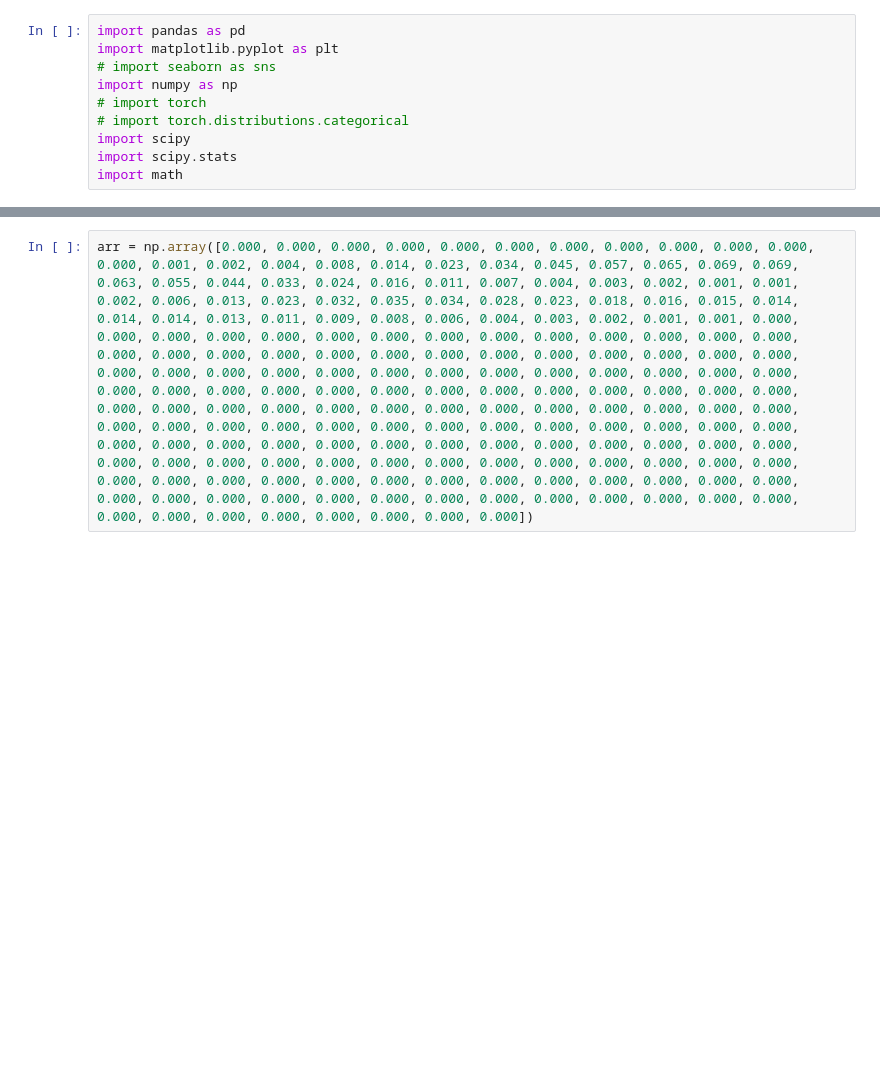
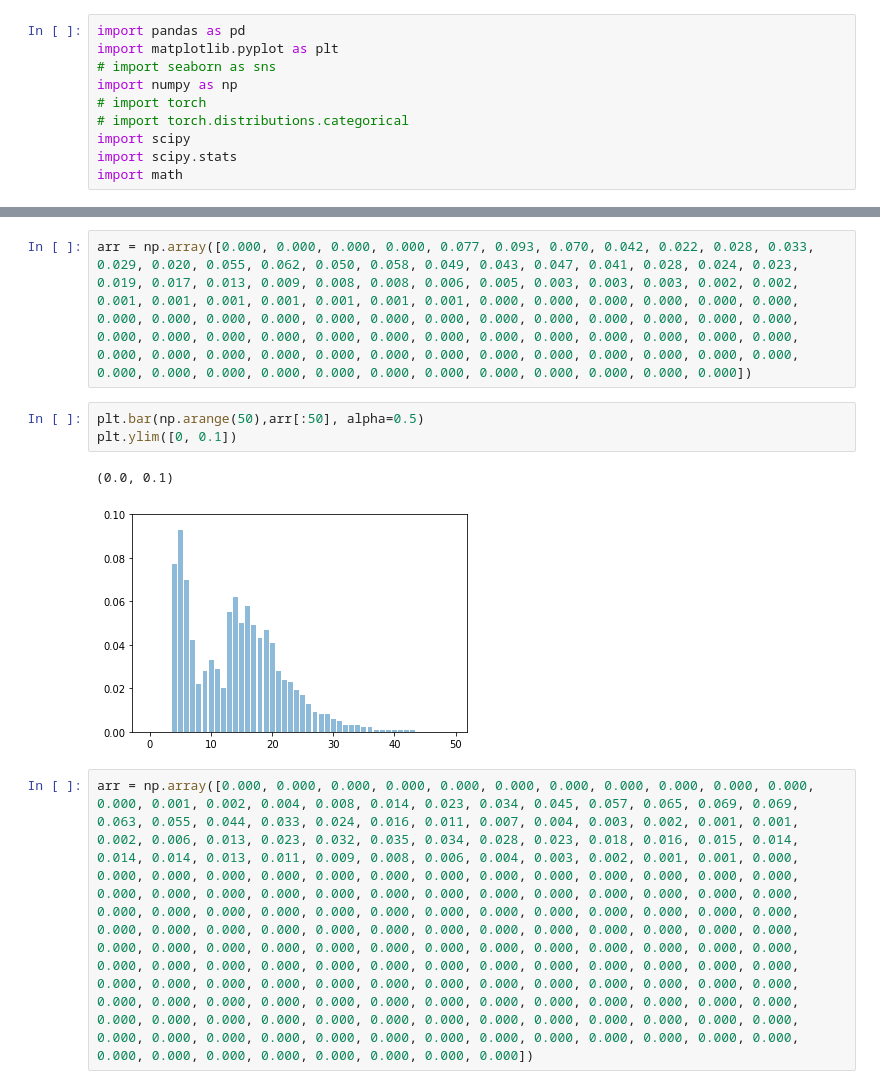
Before and after one commit to yannikschnitzer/prism, a Jupyter notebook: prism/distr.ipynb, the cells around one changed output, grey strips where cells are left out. Drawn from its saved outputs; the diff is of its cells as text; blank space fills up the shorter version.

```diff
--- a/prism/distr.ipynb
+++ b/prism/distr.ipynb
@@ -41,3 +34,11 @@ ValueError: The sum of provided pk is not 1.
+# %%
+arr = np.array([0.000, 0.000, 0.000, 0.000, 0.077, 0.093, 0.070, 0.042, 0.022, 0.028, 0.033, 0.029, 0.020, 0.055, 0.062, 0.050, 0.058, 0.049, 0.043, 0.047, 0.041, 0.028, 0.024, 0.023, 0.019, 0.017, 0.013, 0.009, 0.008, 0.008, 0.006, 0.005, 0.003, 0.003, 0.003, 0.002, 0.002, 0.001, 0.001, 0.001, 0.001, 0.001, 0.001, 0.001, 0.000, 0.000, 0.000, 0.000, 0.000, 0.000, 0.000, 0.000, 0.000, 0.000, 0.000, 0.000, 0.000, 0.000, 0.000, 0.000, 0.000, 0.000, 0.000, 0.000, 0.000, 0.000, 0.000, 0.000, 0.000, 0.000, 0.000, 0.000, 0.000, 0.000, 0.000, 0.000, 0.000, 0.000, 0.000, 0.000, 0.000, 0.000, 0.000, 0.000, 0.000, 0.000, 0.000, 0.000, 0.000, 0.000, 0.000, 0.000, 0.000, 0.000, 0.000, 0.000, 0.000, 0.000, 0.000, 0.000, 0.000])
+# %%
+plt.bar(np.arange(50),arr[:50], alpha=0.5)
+plt.ylim([0, 0.1])
+# %% [output]
+(0.0, 0.1)
+[figure, added]
 # %%
 arr = np.array([0.000, 0.000, 0.000, 0.000, 0.000, 0.000, 0.000, 0.000, 0.000, 0.000, 0.000, 0.000, 0.001, 0.002, 0.004, 0.008, 0.014, 0.023, 0.034, 0.045, 0.057, 0.065, 0.069, 0.069, 0.063, 0.055, 0.044, 0.033, 0.024, 0.016, 0.011, 0.007, 0.004, 0.003, 0.002, 0.001, 0.001, 0.002, 0.006, 0.013, 0.023, 0.032, 0.035, 0.034, 0.028, 0.023, 0.018, 0.016, 0.015, 0.014, 0.014, 0.014, 0.013, 0.011, 0.009, 0.008, 0.006, 0.004, 0.003, 0.002, 0.001, 0.001, 0.000, 0.000, 0.000, 0.000, 0.000, 0.000, 0.000, 0.000, 0.000, 0.000, 0.000, 0.000, 0.000, 0.000, 0.000, 0.000, 0.000, 0.000, 0.000, 0.000, 0.000, 0.000, 0.000, 0.000, 0.000, 0.000, 0.000, 0.000, 0.000, 0.000, 0.000, 0.000, 0.000, 0.000, 0.000, 0.000, 0.000, 0.000, 0.000, 0.000, 0.000, 0.000, 0.000, 0.000, 0.000, 0.000, 0.000, 0.000, 0.000, 0.000, 0.000, 0.000, 0.000, 0.000, 0.000, 0.000, 0.000, 0.000, 0.000, 0.000, 0.000, 0.000, 0.000, 0.000, 0.000, 0.000, 0.000, 0.000, 0.000, 0.000, 0.000, 0.000, 0.000, 0.000, 0.000, 0.000, 0.000, 0.000, 0.000, 0.000, 0.000, 0.000, 0.000, 0.000, 0.000, 0.000, 0.000, 0.000, 0.000, 0.000, 0.000, 0.000, 0.000, 0.000, 0.000, 0.000, 0.000, 0.000, 0.000, 0.000, 0.000, 0.000, 0.000, 0.000, 0.000, 0.000, 0.000, 0.000, 0.000, 0.000, 0.000, 0.000, 0.000, 0.000, 0.000, 0.000, 0.000, 0.000, 0.000, 0.000, 0.000, 0.000, 0.000, 0.000, 0.000, 0.000, 0.000, 0.000, 0.000, 0.000, 0.000, 0.000, 0.000, 0.000, 0.000, 0.000, 0.000, 0.000, 0.000])
 # %%
```
Also changed, not shown: parts of 1 cell of this notebook, 6 other files.
